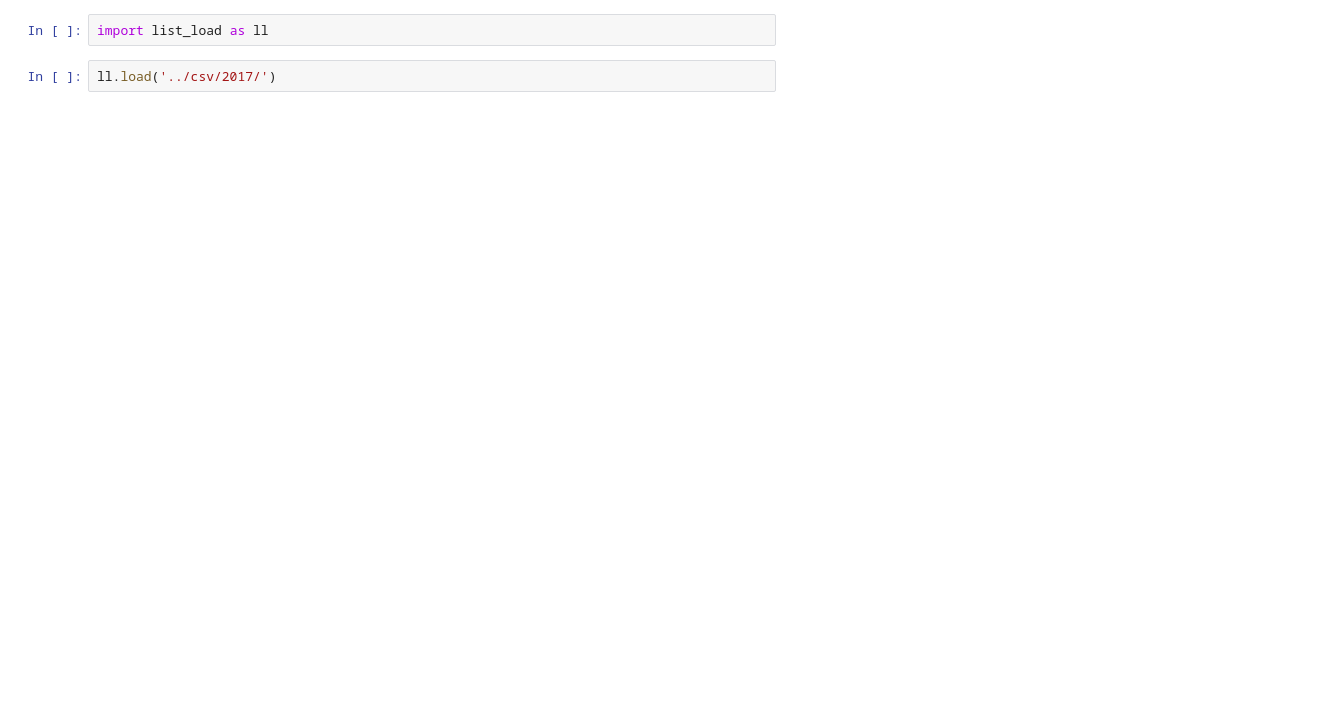
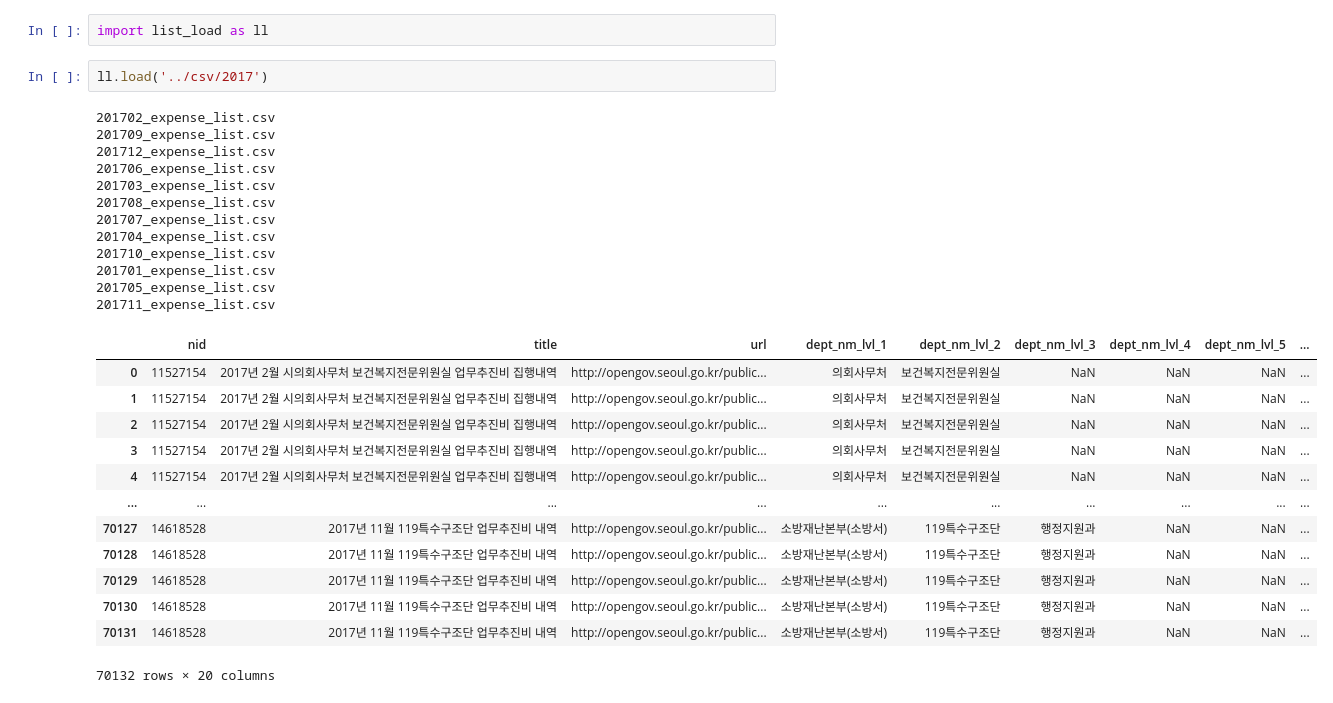
Before and after one commit to iamtaewon/python_01, a Jupyter notebook: 20230406/02_file.ipynb, the cells around one changed output. Cells and saved outputs as stored; diff of their text form; blank space fills up the shorter version.

```diff
--- a/20230406/02_file.ipynb
+++ b/20230406/02_file.ipynb
@@ -111,4 +201,30 @@ list_load('../csv/2022/', '.xlsx')
 # %%
 import list_load as ll
 # %%
-ll.load('../csv/2017/')
+ll.load('../csv/2017')
+# %% [output]
+201702_expense_list.csv
+201709_expense_list.csv
+201712_expense_list.csv
+201706_expense_list.csv
+201703_expense_list.csv
+201708_expense_list.csv
+201707_expense_list.csv
+201704_expense_list.csv
+201710_expense_list.csv
+201701_expense_list.csv
+201705_expense_list.csv
+201711_expense_list.csv
+|  | nid | title | url | dept_nm_lvl_1 | dept_nm_lvl_2 | dept_nm_lvl_3 | dept_nm_lvl_4 | dept_nm_lvl_5 | ... |
+| 0 | 11527154 | 2017년 2월 시의회사무처 보건복지전문위원실 업무추진비 집행내역 | http://opengov.seoul.go.kr/public... | 의회사무처 | 보건복지전문위원실 | NaN | NaN | NaN | ... |
+| 1 | 11527154 | 2017년 2월 시의회사무처 보건복지전문위원실 업무추진비 집행내역 | http://opengov.seoul.go.kr/public... | 의회사무처 | 보건복지전문위원실 | NaN | NaN | NaN | ... |
+| 2 | 11527154 | 2017년 2월 시의회사무처 보건복지전문위원실 업무추진비 집행내역 | http://opengov.seoul.go.kr/public... | 의회사무처 | 보건복지전문위원실 | NaN | NaN | NaN | ... |
+| 3 | 11527154 | 2017년 2월 시의회사무처 보건복지전문위원실 업무추진비 집행내역 | http://opengov.seoul.go.kr/public... | 의회사무처 | 보건복지전문위원실 | NaN | NaN | NaN | ... |
+| 4 | 11527154 | 2017년 2월 시의회사무처 보건복지전문위원실 업무추진비 집행내역 | http://opengov.seoul.go.kr/public... | 의회사무처 | 보건복지전문위원실 | NaN | NaN | NaN | ... |
+| ... | ... | ... | ... | ... | ... | ... | ... | ... | ... |
+| 70127 | 14618528 | 2017년 11월 119특수구조단 업무추진비 내역 | http://opengov.seoul.go.kr/public... | 소방재난본부(소방서) | 119특수구조단 | 행정지원과 | NaN | NaN | ... |
+| 70128 | 14618528 | 2017년 11월 119특수구조단 업무추진비 내역 | http://opengov.seoul.go.kr/public... | 소방재난본부(소방서) | 119특수구조단 | 행정지원과 | NaN | NaN | ... |
+| 70129 | 14618528 | 2017년 11월 119특수구조단 업무추진비 내역 | http://opengov.seoul.go.kr/public... | 소방재난본부(소방서) | 119특수구조단 | 행정지원과 | NaN | NaN | ... |
+| 70130 | 14618528 | 2017년 11월 119특수구조단 업무추진비 내역 | http://opengov.seoul.go.kr/public... | 소방재난본부(소방서) | 119특수구조단 | 행정지원과 | NaN | NaN | ... |
+| 70131 | 14618528 | 2017년 11월 119특수구조단 업무추진비 내역 | http://opengov.seoul.go.kr/public... | 소방재난본부(소방서) | 119특수구조단 | 행정지원과 | NaN | NaN | ... |
+70132 rows × 20 columns
```
Also changed, not shown: parts of 6 cells of this notebook.
